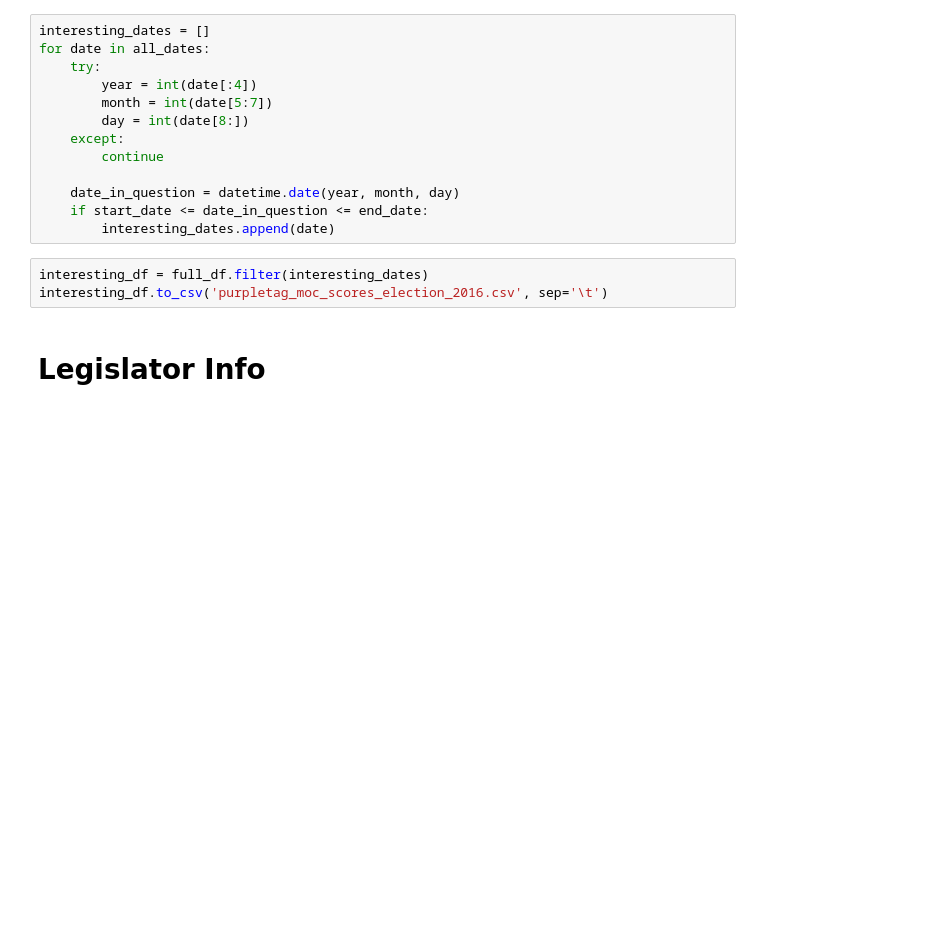
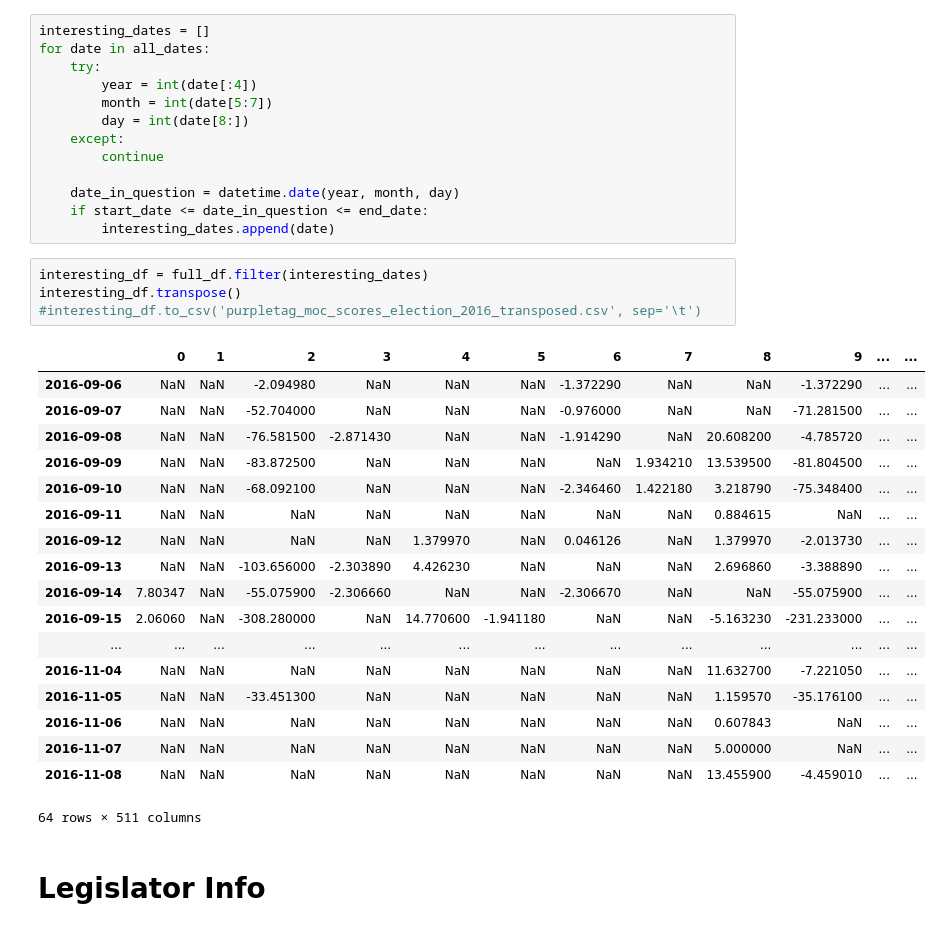
Before and after one commit to casmlab/purpletag, a Jupyter notebook: purpletag/purpletag.ipynb, the cells around one changed output. Drawn from its saved outputs; the diff is of its cells as text; blank space fills up the shorter version.

```diff
--- a/purpletag/purpletag.ipynb
+++ b/purpletag/purpletag.ipynb
@@ -96,7 +104,27 @@ for date in all_dates:
         interesting_dates.append(date)
 # %%
 interesting_df = full_df.filter(interesting_dates)
-interesting_df.to_csv('purpletag_moc_scores_election_2016.csv', sep='\t')
+interesting_df.transpose()
+#interesting_df.to_csv('purpletag_moc_scores_election_2016_transposed.csv', sep='\t')
+# %% [output]
+|  | 0 | 1 | 2 | 3 | 4 | 5 | 6 | 7 | 8 | 9 | ... | ... |
+| 2016-09-06 | NaN | NaN | -2.094980 | NaN | NaN | NaN | -1.372290 | NaN | NaN | -1.372290 | ... | ... |
+| 2016-09-07 | NaN | NaN | -52.704000 | NaN | NaN | NaN | -0.976000 | NaN | NaN | -71.281500 | ... | ... |
+| 2016-09-08 | NaN | NaN | -76.581500 | -2.871430 | NaN | NaN | -1.914290 | NaN | 20.608200 | -4.785720 | ... | ... |
+| 2016-09-09 | NaN | NaN | -83.872500 | NaN | NaN | NaN | NaN | 1.934210 | 13.539500 | -81.804500 | ... | ... |
+| 2016-09-10 | NaN | NaN | -68.092100 | NaN | NaN | NaN | -2.346460 | 1.422180 | 3.218790 | -75.348400 | ... | ... |
+| 2016-09-11 | NaN | NaN | NaN | NaN | NaN | NaN | NaN | NaN | 0.884615 | NaN | ... | ... |
+| 2016-09-12 | NaN | NaN | NaN | NaN | 1.379970 | NaN | 0.046126 | NaN | 1.379970 | -2.013730 | ... | ... |
+| 2016-09-13 | NaN | NaN | -103.656000 | -2.303890 | 4.426230 | NaN | NaN | NaN | 2.696860 | -3.388890 | ... | ... |
+| 2016-09-14 | 7.80347 | NaN | -55.075900 | -2.306660 | NaN | NaN | -2.306670 | NaN | NaN | -55.075900 | ... | ... |
+| 2016-09-15 | 2.06060 | NaN | -308.280000 | NaN | 14.770600 | -1.941180 | NaN | NaN | -5.163230 | -231.233000 | ... | ... |
+| ... | ... | ... | ... | ... | ... | ... | ... | ... | ... | ... | ... | ... |
+| 2016-11-04 | NaN | NaN | NaN | NaN | NaN | NaN | NaN | NaN | 11.632700 | -7.221050 | ... | ... |
+| 2016-11-05 | NaN | NaN | -33.451300 | NaN | NaN | NaN | NaN | NaN | 1.159570 | -35.176100 | ... | ... |
+| 2016-11-06 | NaN | NaN | NaN | NaN | NaN | NaN | NaN | NaN | 0.607843 | NaN | ... | ... |
+| 2016-11-07 | NaN | NaN | NaN | NaN | NaN | NaN | NaN | NaN | 5.000000 | NaN | ... | ... |
+| 2016-11-08 | NaN | NaN | NaN | NaN | NaN | NaN | NaN | NaN | 13.455900 | -4.459010 | ... | ... |
+64 rows × 511 columns
 # %% [markdown]
 # Legislator Info
 # %%
```
Also changed, not shown: parts of 38 cells of this notebook.
